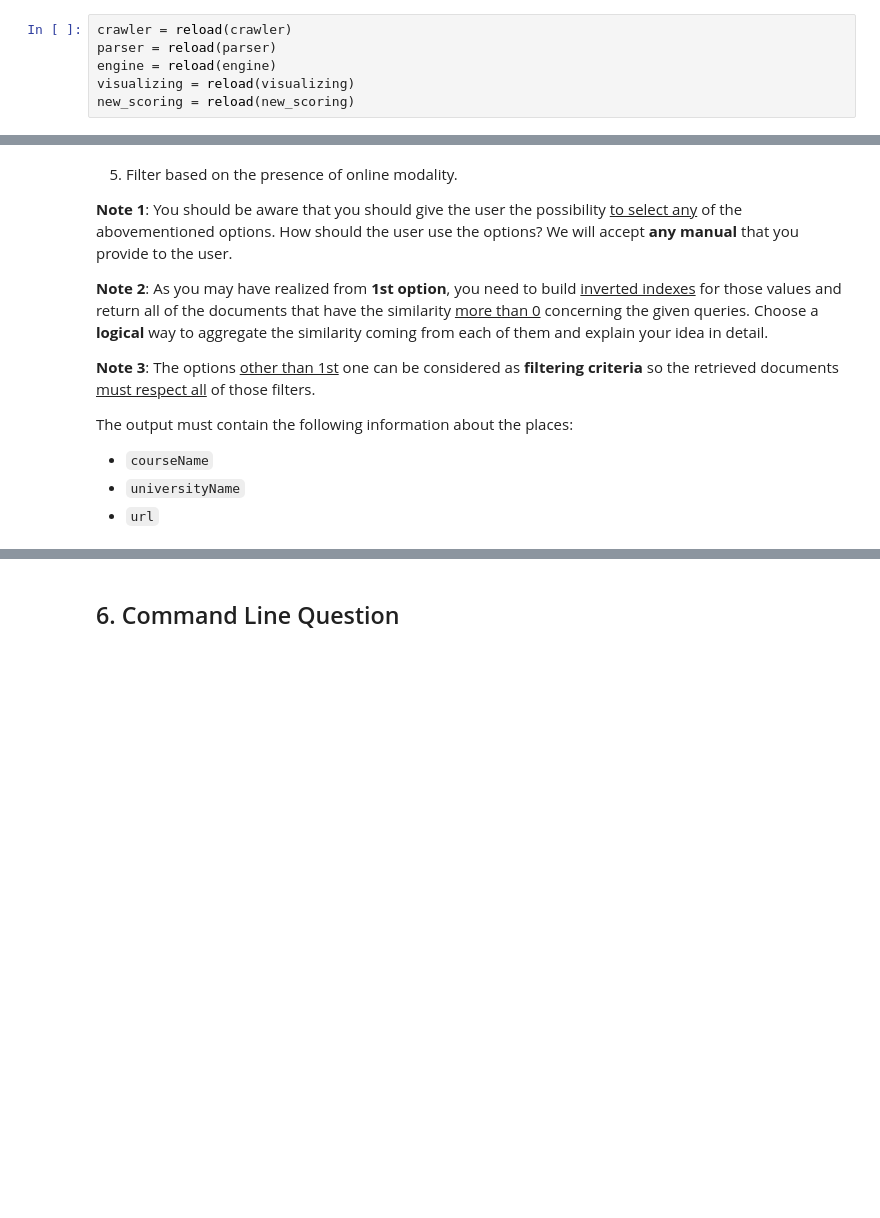
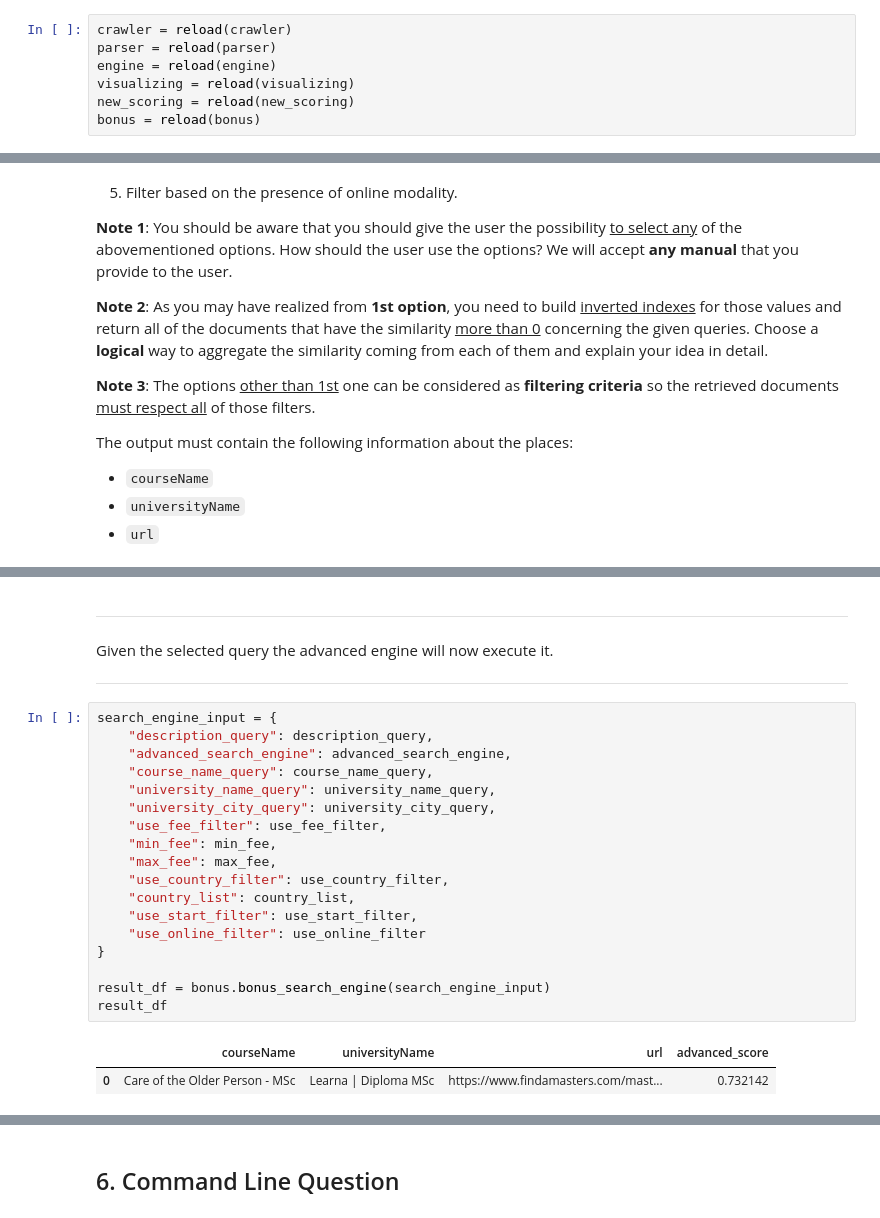
Before and after one commit to LorenzoPannacci/ADM-HW3, a Jupyter notebook: main.ipynb, the cells around one changed output, grey strips where cells are left out. Cells and saved outputs as stored; diff of their text form; blank space fills up the shorter version.

```diff
--- a/main.ipynb
+++ b/main.ipynb
@@ -62,6 +63,7 @@ parser = reload(parser)
 engine = reload(engine)
 visualizing = reload(visualizing)
 new_scoring = reload(new_scoring)
+bonus = reload(bonus)
 # %% [markdown]
 ## 1. Data collection
 # %% [markdown]
@@ -657,0 +711,27 @@ The output must contain the following information about the places:
+# %% [markdown]
+---
+
+Given the selected query the advanced engine will now execute it.
+
+---
+# %%
+search_engine_input = {
+    "description_query": description_query,
+    "advanced_search_engine": advanced_search_engine,
+    "course_name_query": course_name_query,
+    "university_name_query": university_name_query,
+    "university_city_query": university_city_query,
+    "use_fee_filter": use_fee_filter,
+    "min_fee": min_fee,
+    "max_fee": max_fee,
+    "use_country_filter": use_country_filter,
+    "country_list": country_list,
+    "use_start_filter": use_start_filter,
+    "use_online_filter": use_online_filter
+}
+
+result_df = bonus.bonus_search_engine(search_engine_input)
+result_df
+# %% [output]
+|  | courseName | universityName | url | advanced_score |
+| 0 | Care of the Older Person - MSc | Learna | Diploma MSc | https://www.findamasters.com/mast... | 0.732142 |
```
Also changed, not shown: parts of 6 cells of this notebook, 2 other files.
